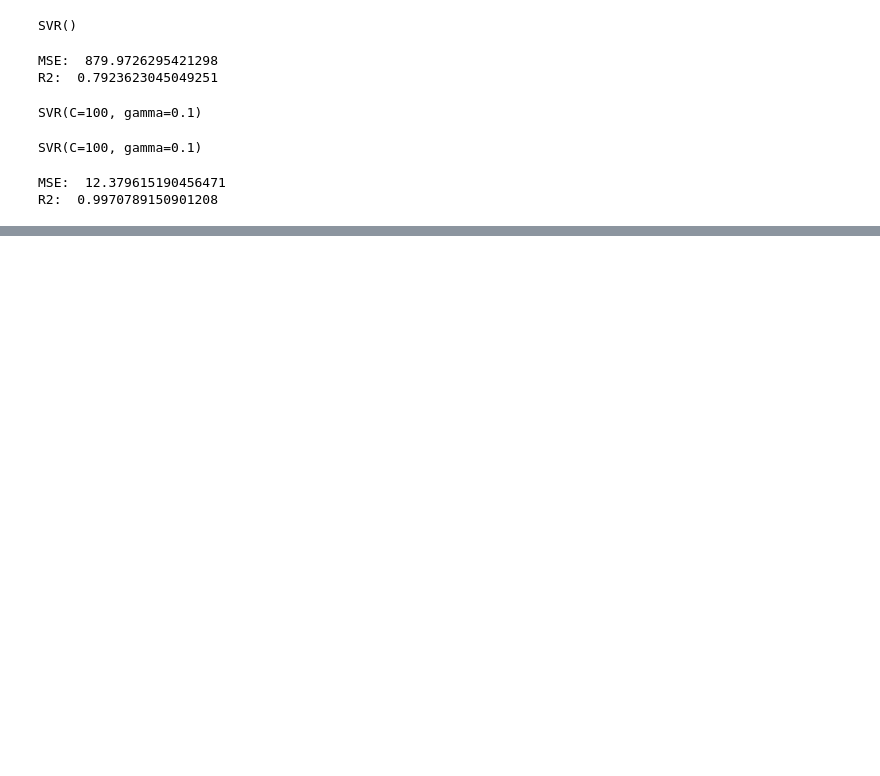
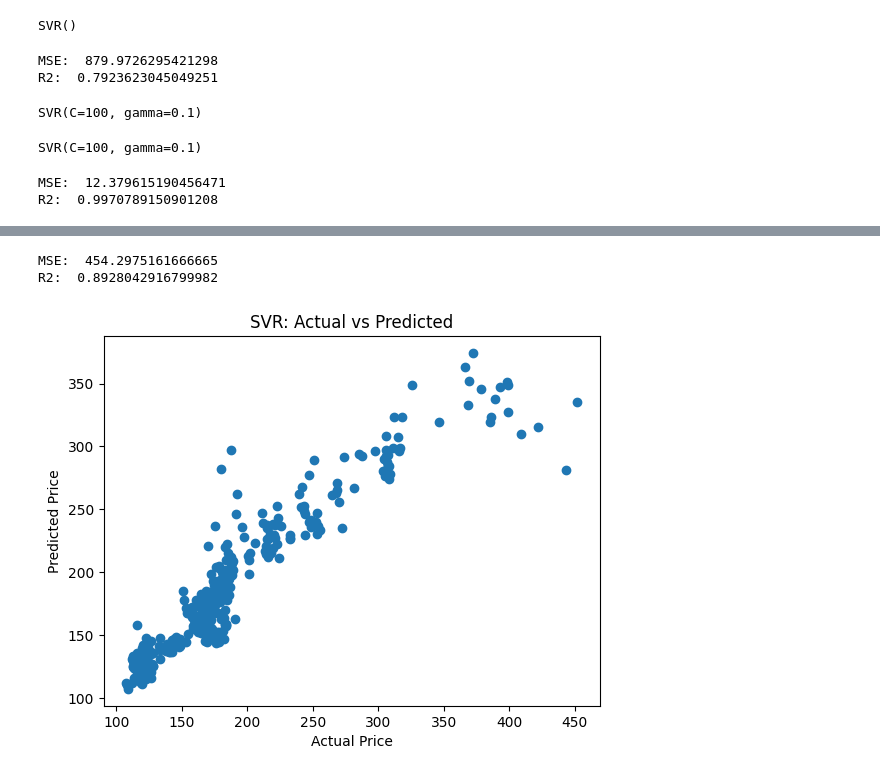
Before and after one commit to sewmi-senarath/GoldML-Intelligence-System, a Jupyter notebook: notebooks/svr/svr_gold_prediction.ipynb, the cells around one changed output, grey strips where cells are left out. Cells and saved outputs as stored; diff of their text form; code cells hidden in the pictures; blank space fills up the shorter version.

```diff
--- a/notebooks/svr/svr_gold_prediction.ipynb
+++ b/notebooks/svr/svr_gold_prediction.ipynb
@@ -142,0 +166,23 @@ R2:  0.9970789150901208
+# %%
+x = df[['Volume', 'Year', 'Month', 'Day_of_Week', 'Quarter']]
+y = df['Close']
+# %%
+# Re-split the data
+x_train, x_test, y_train, y_test = train_test_split(x, y, test_size=0.2, random_state=42)
+# %%
+# Re-scale the data
+scaler = StandardScaler()
+x_train = scaler.fit_transform(x_train)
+x_test = scaler.transform(x_test)
+# %%
+# Re-train the model
+model = SVR(kernel='rbf', C=100, gamma=0.1)
+model.fit(x_train, y_train)
+
+# Make predictions
+y_pred = model.predict(x_test)
+print("MSE: ", mean_squared_error(y_test, y_pred))
+print("R2: ", r2_score(y_test, y_pred))
+# %% [output]
+MSE:  454.2975161666665
+R2:  0.8928042916799982
@@ -142,0 +196,9 @@ R2:  0.9970789150901208
+# %%
+plt.figure()
+plt.scatter(y_test, y_pred)
+plt.xlabel("Actual Price")
+plt.ylabel("Predicted Price")
+plt.title("SVR: Actual vs Predicted")
+plt.show()
+# %% [output]
+[figure, added]
```
Also changed, not shown: parts of 12 cells of this notebook, 2 other files.
